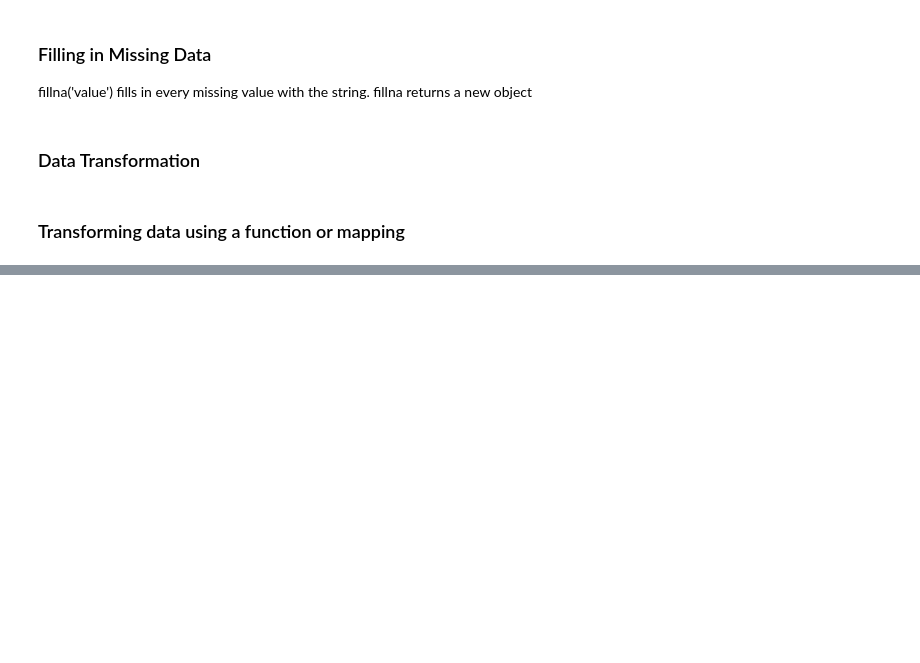
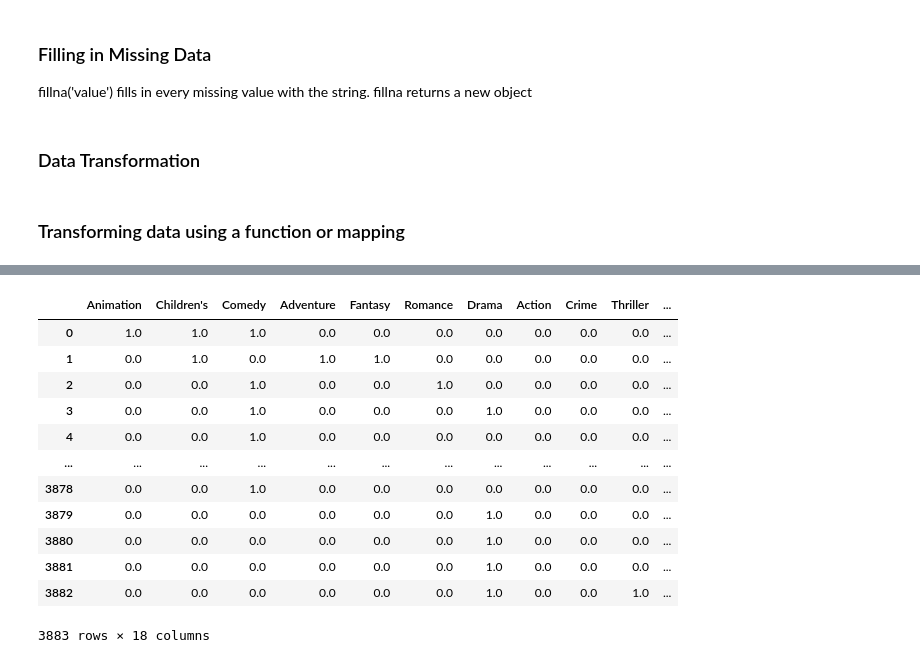
Before and after one commit to alexmaccalman/python, a Jupyter notebook: Data_Cleaning_Prep.ipynb, the cells around one changed output, grey strips where cells are left out. Drawn from its saved outputs; the diff is of its cells as text; code cells hidden in the pictures; blank space fills up the shorter version.

```diff
--- a/Data_Cleaning_Prep.ipynb
+++ b/Data_Cleaning_Prep.ipynb
@@ -145,0 +369,21 @@ Name: food, dtype: object
+# %%
+# use .iloc to set values based on these indicies
+# iterate through each row i, while getting each set of genres from the get_indexer and assign value of 1 to each row, i and each column index from the get_indexer list
+for i, gen in enumerate(movies.genres):
+    indices = dummies.columns.get_indexer(gen.split('|'))
+    dummies.iloc[i, indices] = 1 # set entries in row to 1
+dummies
+# %% [output]
+|  | Animation | Children's | Comedy | Adventure | Fantasy | Romance | Drama | Action | Crime | Thriller | ... |
+| 0 | 1.0 | 1.0 | 1.0 | 0.0 | 0.0 | 0.0 | 0.0 | 0.0 | 0.0 | 0.0 | ... |
+| 1 | 0.0 | 1.0 | 0.0 | 1.0 | 1.0 | 0.0 | 0.0 | 0.0 | 0.0 | 0.0 | ... |
+| 2 | 0.0 | 0.0 | 1.0 | 0.0 | 0.0 | 1.0 | 0.0 | 0.0 | 0.0 | 0.0 | ... |
+| 3 | 0.0 | 0.0 | 1.0 | 0.0 | 0.0 | 0.0 | 1.0 | 0.0 | 0.0 | 0.0 | ... |
+| 4 | 0.0 | 0.0 | 1.0 | 0.0 | 0.0 | 0.0 | 0.0 | 0.0 | 0.0 | 0.0 | ... |
+| ... | ... | ... | ... | ... | ... | ... | ... | ... | ... | ... | ... |
+| 3878 | 0.0 | 0.0 | 1.0 | 0.0 | 0.0 | 0.0 | 0.0 | 0.0 | 0.0 | 0.0 | ... |
+| 3879 | 0.0 | 0.0 | 0.0 | 0.0 | 0.0 | 0.0 | 1.0 | 0.0 | 0.0 | 0.0 | ... |
+| 3880 | 0.0 | 0.0 | 0.0 | 0.0 | 0.0 | 0.0 | 1.0 | 0.0 | 0.0 | 0.0 | ... |
+| 3881 | 0.0 | 0.0 | 0.0 | 0.0 | 0.0 | 0.0 | 1.0 | 0.0 | 0.0 | 0.0 | ... |
+| 3882 | 0.0 | 0.0 | 0.0 | 0.0 | 0.0 | 0.0 | 1.0 | 0.0 | 0.0 | 1.0 | ... |
+3883 rows × 18 columns
```
Also changed, not shown: parts of 78 cells of this notebook.
